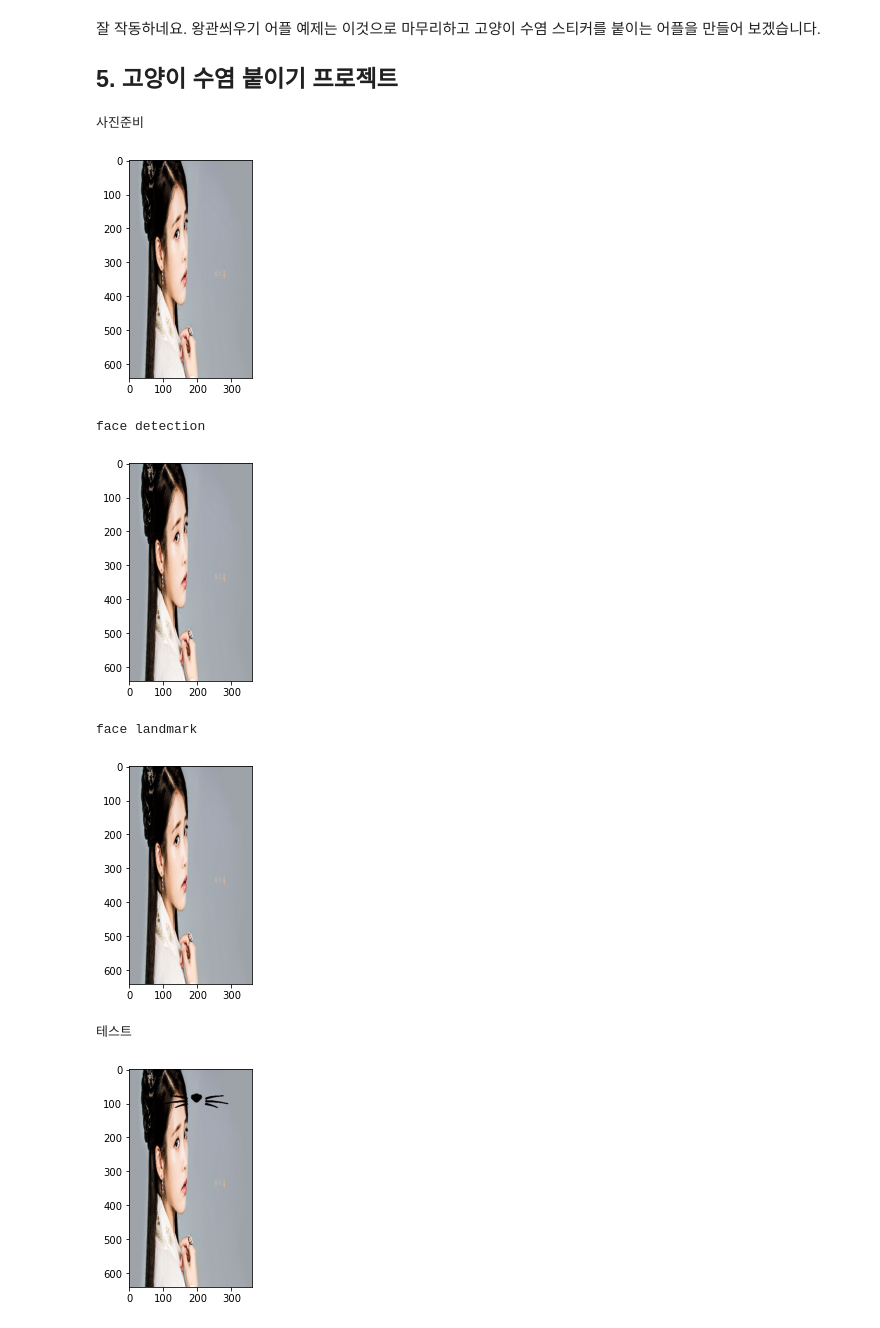
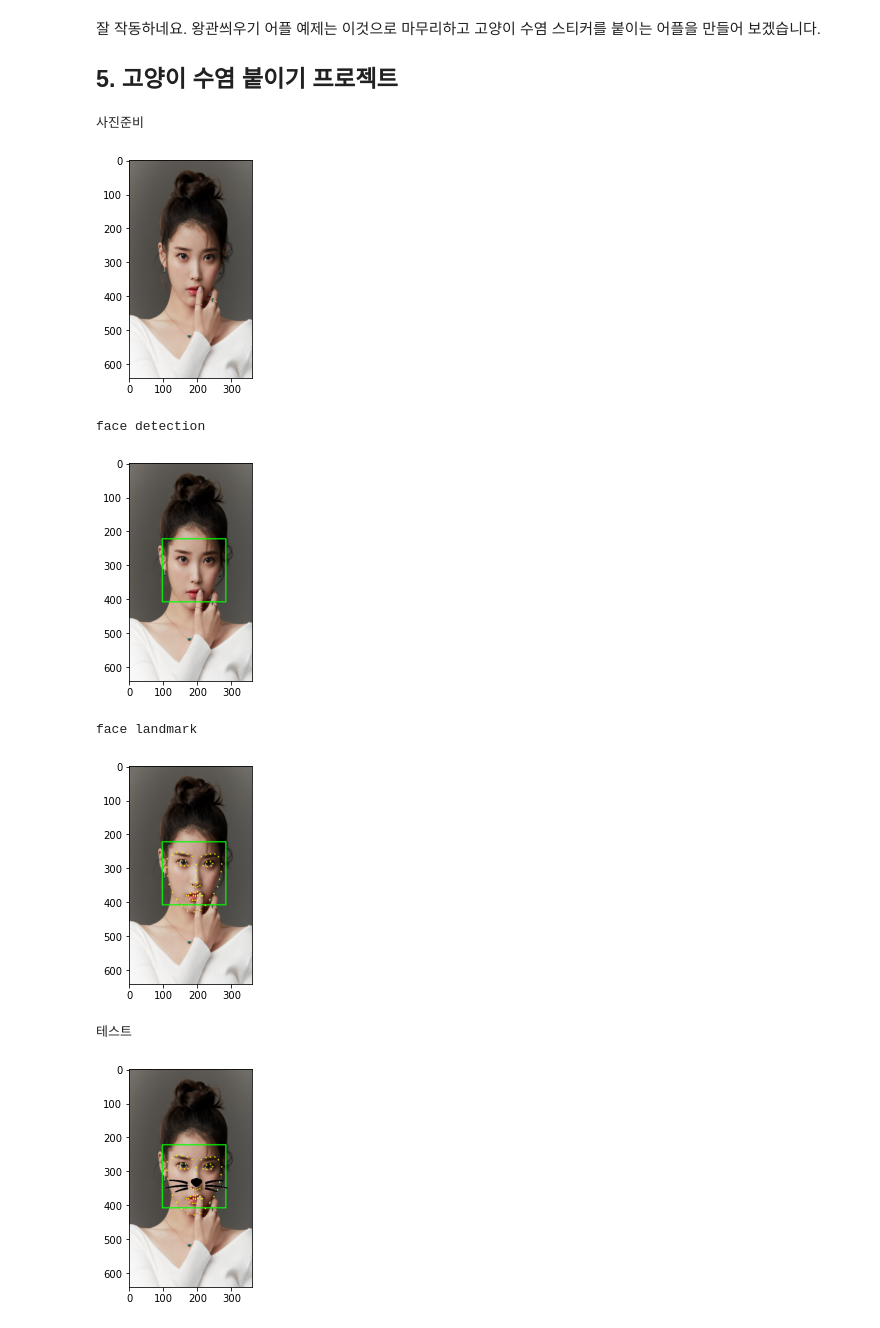
Before and after one commit to Zion-J-Park/aiffel, a Jupyter notebook: aiffel/[E3] Sticker_Application.ipynb, the cells around one changed output. Drawn from its saved outputs; the diff is of its cells as text; code cells hidden in the pictures.

```diff
--- a/aiffel/[E3] Sticker_Application.ipynb
+++ b/aiffel/[E3] Sticker_Application.ipynb
@@ -217,7 +217,7 @@ import os
 
 # 1. 사진준비
 # 본인의 사진(image.jpg)이 저장되어 있는 경로 저장
-my_image_path = os.getenv('HOME')+'/workplace/aiffel/camera_sticker/images/image.jpg'
+my_image_path = os.getenv('HOME')+'/workplace/aiffel/camera_sticker/images/image2.jpg'
 img_bgr = cv2.imread(my_image_path)          # OpenCV로 이미지를 읽어서
 img_bgr = cv2.resize(img_bgr, (360, 640))    # 360x6400의 크기로 Resize
 img_show = img_bgr.copy()                    # 출력용 이미지 별도 보관
@@ -265,55 +265,52 @@ for landmark in list_landmarks:
         cv2.circle(img_show, point, 2, (0, 255, 255), -1) # yellow
 
 img_show_rgb = cv2.cvtColor(img_show, cv2.COLOR_BGR2RGB)
 plt.imshow(img_show_rgb)
 print("face landmark")
 plt.show()
 
 # 4. 스티커 구현
 for dlib_rect, landmark in zip(dlib_rects, list_landmarks):
-    # print (landmark[30]) # nose center index : 30
     x = landmark[30][0]
     y = landmark[30][1] # - dlib_rect.width()//2
     w = dlib_rect.width()
     h = dlib_rect.height()
-    # print ('(x,y) : (%d,%d)'%(x,y))
-    # print ('(w,h) : (%d,%d)'%(w,h))
 
 sticker_path = os.getenv('HOME')+'/workplace/aiffel/camera_sticker/images/cat-whiskers.png'
 img_sticker = cv2.imread(sticker_path)
 img_sticker = cv2.resize(img_sticker, (w,h)) # 크기변환
-# print (img_sticker.shape)
 refined_x = x - w // 2  # left
-refined_y = y + h // 2  # top
-# print('refined_y : ' + str(refined_y))
-# print ('(x,y) : (%d,%d)'%(refined_x, refined_y))
+refined_y = y - h // 2  # top
 
-img_sticker = img_sticker[-refined_y:]
-# print (img_sticker.shape)
-refined_y = 0
-# print ('(x,y) : (%d,%d)'%(refined_x, refined_y))
+if refined_y < 0:
+    img_sticker = img_sticker[-refined_y:]
+    refined_y = 0
 
-sticker_area = img_show[refined_y:refined_y+img_sticker.shape[0], refined_x:refined_x+img_sticker.shape[1]]
-# 스티커가 0인 부분은 area를 사용하고 나머지는 스티커를 사용
-img_show[refined_y:img_sticker.shape[0], refined_x:refined_x+img_sticker.shape[1]] = \
-    np.where(img_sticker==0,img_sticker,sticker_area).astype(np.uint8)
+sticker_area = img_show[refined_y:refined_y + img_sticker.shape[0],
+                        refined_x:refined_x + img_sticker.shape[1]]
+# 스티커가 255인 부분은 area를 사용하고 나머지는 스티커를 사용
+img_show[refined_y:refined_y + img_sticker.shape[0],
+         refined_x:refined_x + img_sticker.shape[1]] = \
+         np.where(img_sticker == 255,sticker_area,img_sticker).astype(np.uint8)
 plt.imshow(cv2.cvtColor(img_show, cv2.COLOR_BGR2RGB))
 print("테스트")
 plt.show()
 
-sticker_area = img_bgr[refined_y:img_sticker.shape[0], refined_x:refined_x+img_sticker.shape[1]]
-img_bgr[refined_y:img_sticker.shape[0], refined_x:refined_x+img_sticker.shape[1]] = \
-    np.where(img_sticker==0,img_sticker,sticker_area).astype(np.uint8)
+sticker_area = img_bgr[refined_y:refined_y + img_sticker.shape[0],
+                       refined_x:refined_x + img_sticker.shape[1]]
+img_bgr[refined_y:refined_y+img_sticker.shape[0],
+        refined_x:refined_x+img_sticker.shape[1]] = \
+        np.where(img_sticker==255,sticker_area,img_sticker).astype(np.uint8)
 plt.imshow(cv2.cvtColor(img_bgr, cv2.COLOR_BGR2RGB))
 print("최종")
 plt.show()
 # %% [output]
 사진준비
-[figure, old version]
+[figure, new version]
 face detection
-[figure, old version]
+[figure, new version]
 face landmark
-[figure, old version]
+[figure, new version]
 테스트
-[figure, old version]
+[figure, new version]
 최종
```
Also changed, not shown: parts of 2 cells of this notebook, 5 other files.
